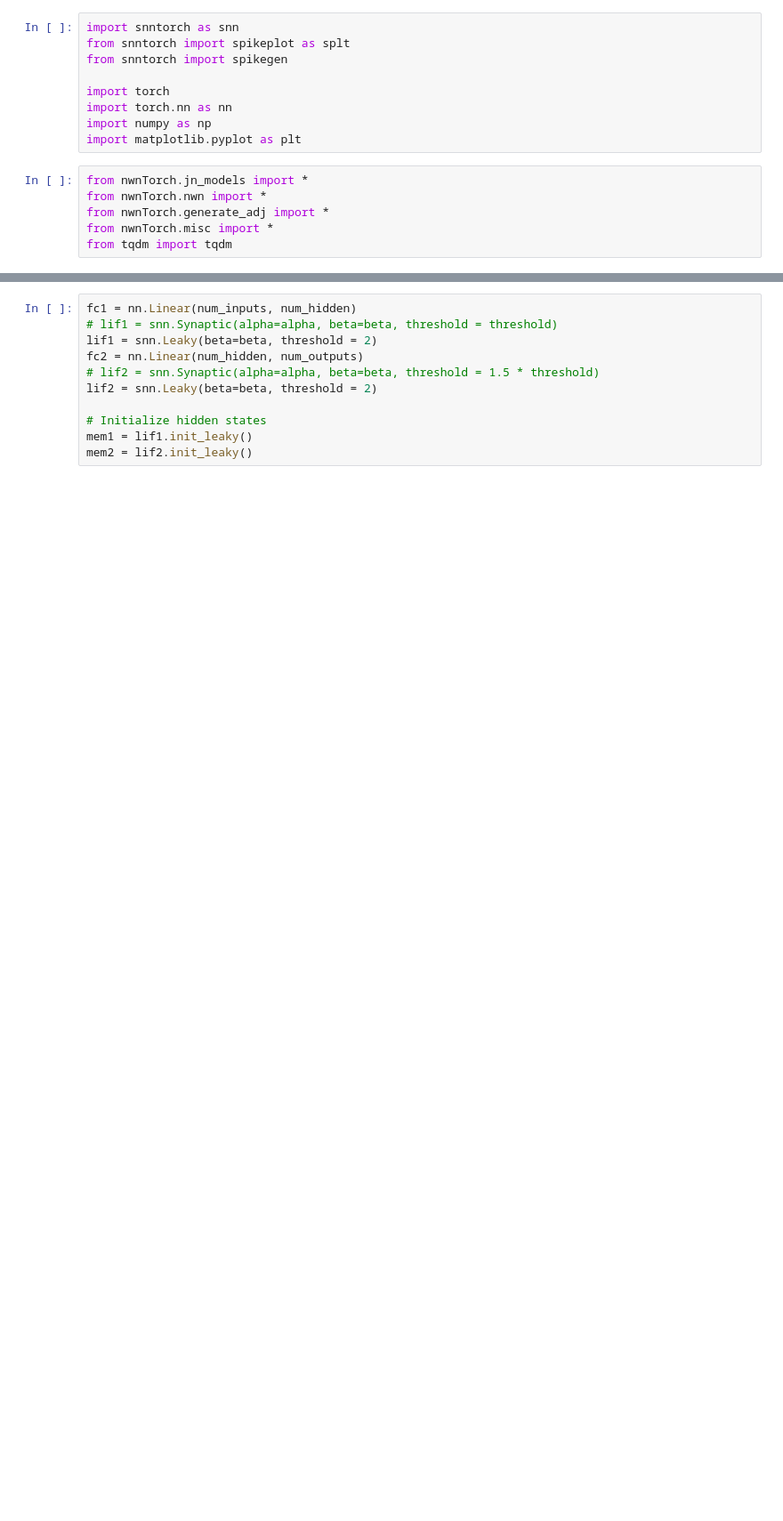
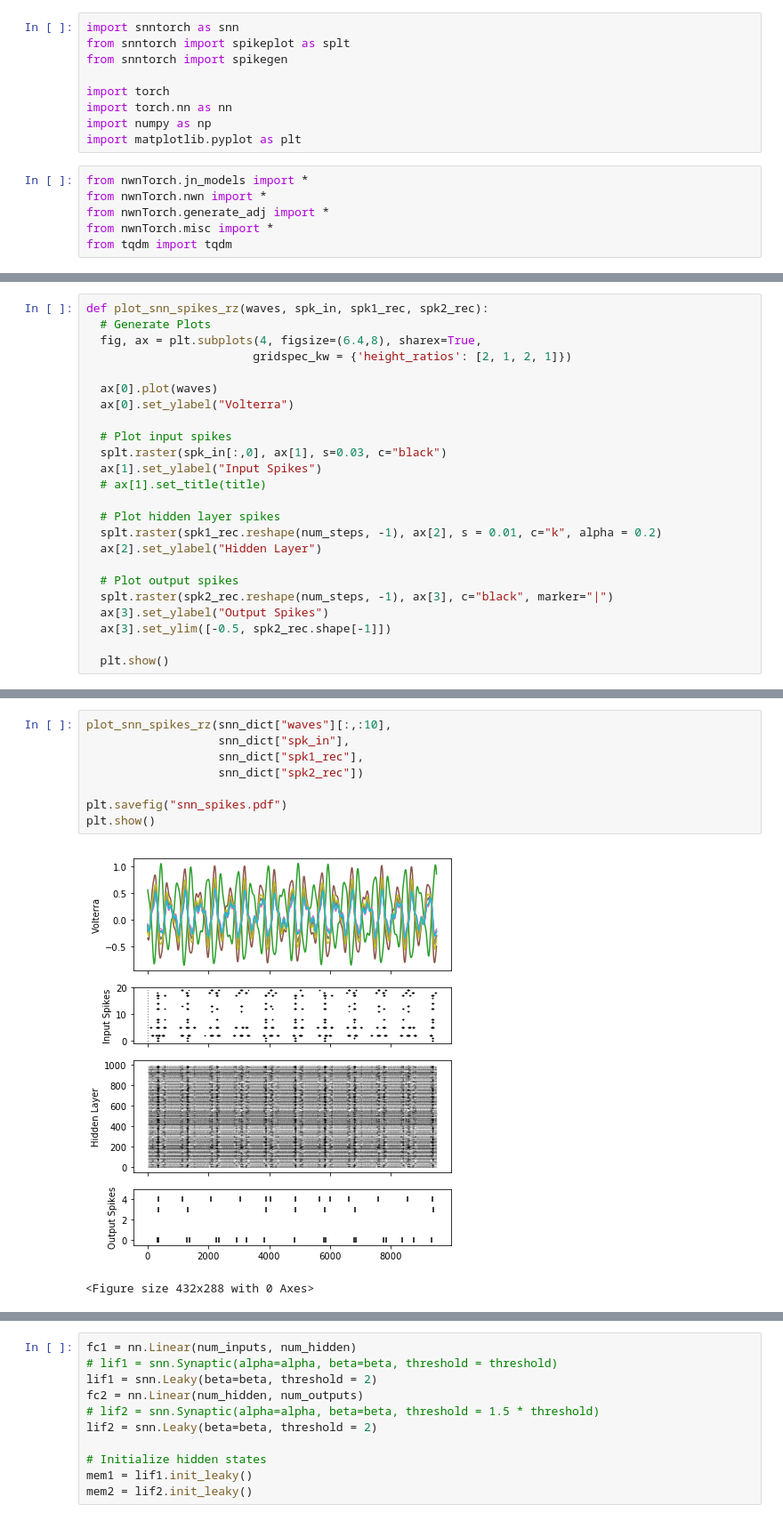
Before and after one commit to rzhu40/nwn_l2l, a Jupyter notebook: playground/snndata_gen.ipynb, the cells around one changed output, grey strips where cells are left out. Shown at 89% size. Drawn from its saved outputs; the diff is of its cells as text; blank space fills up the shorter version.

```diff
--- a/playground/snndata_gen.ipynb
+++ b/playground/snndata_gen.ipynb
@@ -131,0 +131,24 @@ plot_snn_spikes(spk_in, spk1_rec, spk2_rec, "Fully Connected Spiking Neural Netw
+# %%
+def plot_snn_spikes_rz(waves, spk_in, spk1_rec, spk2_rec):
+  # Generate Plots
+  fig, ax = plt.subplots(4, figsize=(6.4,8), sharex=True,
+                        gridspec_kw = {'height_ratios': [2, 1, 2, 1]})
+
+  ax[0].plot(waves)
+  ax[0].set_ylabel("Volterra")
+
+  # Plot input spikes
+  splt.raster(spk_in[:,0], ax[1], s=0.03, c="black")
+  ax[1].set_ylabel("Input Spikes")
+  # ax[1].set_title(title)
+
+  # Plot hidden layer spikes
+  splt.raster(spk1_rec.reshape(num_steps, -1), ax[2], s = 0.01, c="k", alpha = 0.2)
+  ax[2].set_ylabel("Hidden Layer")
+
+  # Plot output spikes
+  splt.raster(spk2_rec.reshape(num_steps, -1), ax[3], c="black", marker="|")
+  ax[3].set_ylabel("Output Spikes")
+  ax[3].set_ylim([-0.5, spk2_rec.shape[-1]])
+
+  plt.show()
@@ -131,0 +165,11 @@ plot_snn_spikes(spk_in, spk1_rec, spk2_rec, "Fully Connected Spiking Neural Netw
+# %%
+plot_snn_spikes_rz(snn_dict["waves"][:,:10],
+                   snn_dict["spk_in"],
+                   snn_dict["spk1_rec"],
+                   snn_dict["spk2_rec"])
+
+plt.savefig("snn_spikes.pdf")
+plt.show()
+# %% [output]
+[figure, added]
+<Figure size 432x288 with 0 Axes>
```
Also changed, not shown: parts of 10 cells of this notebook.
